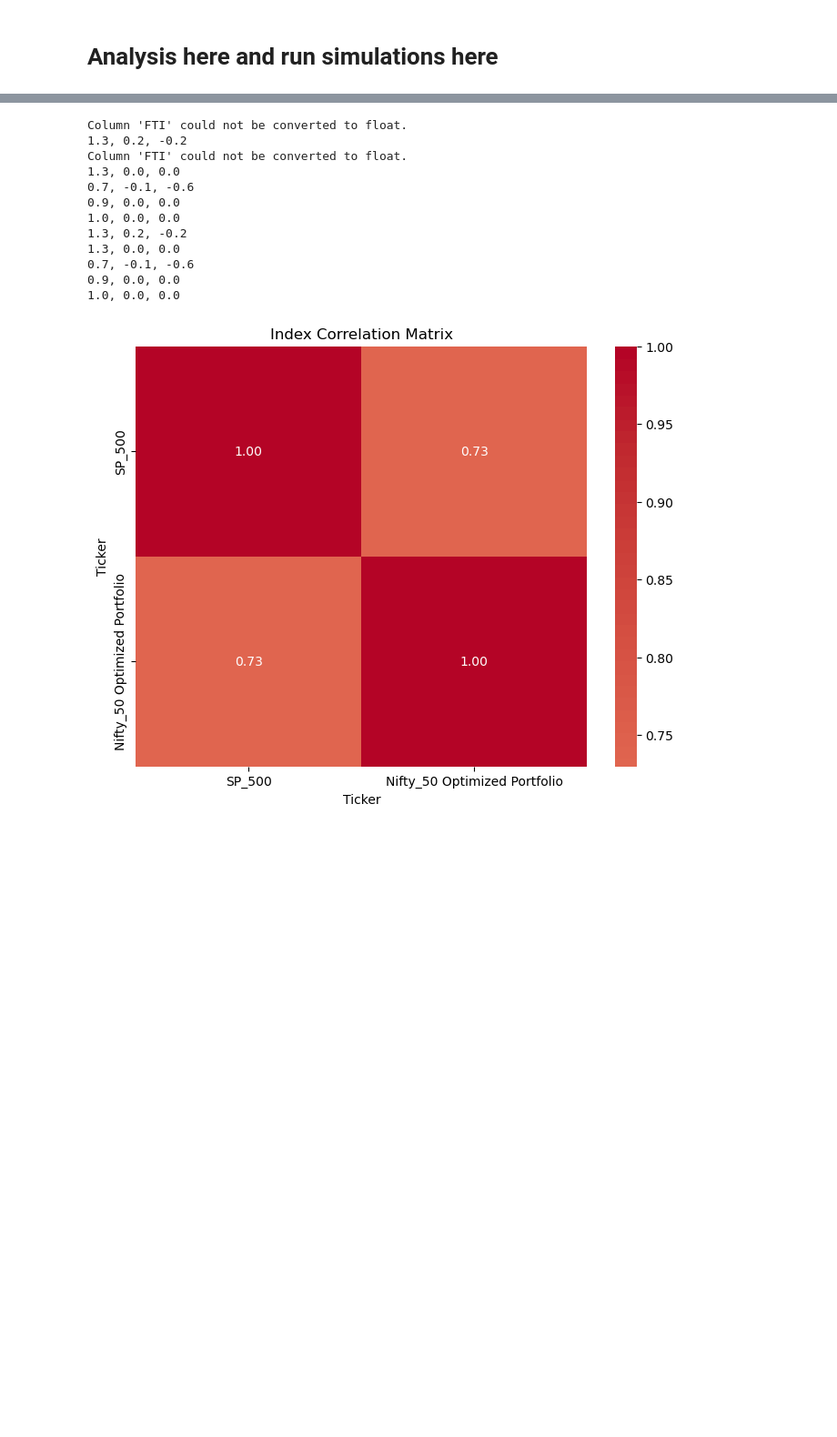
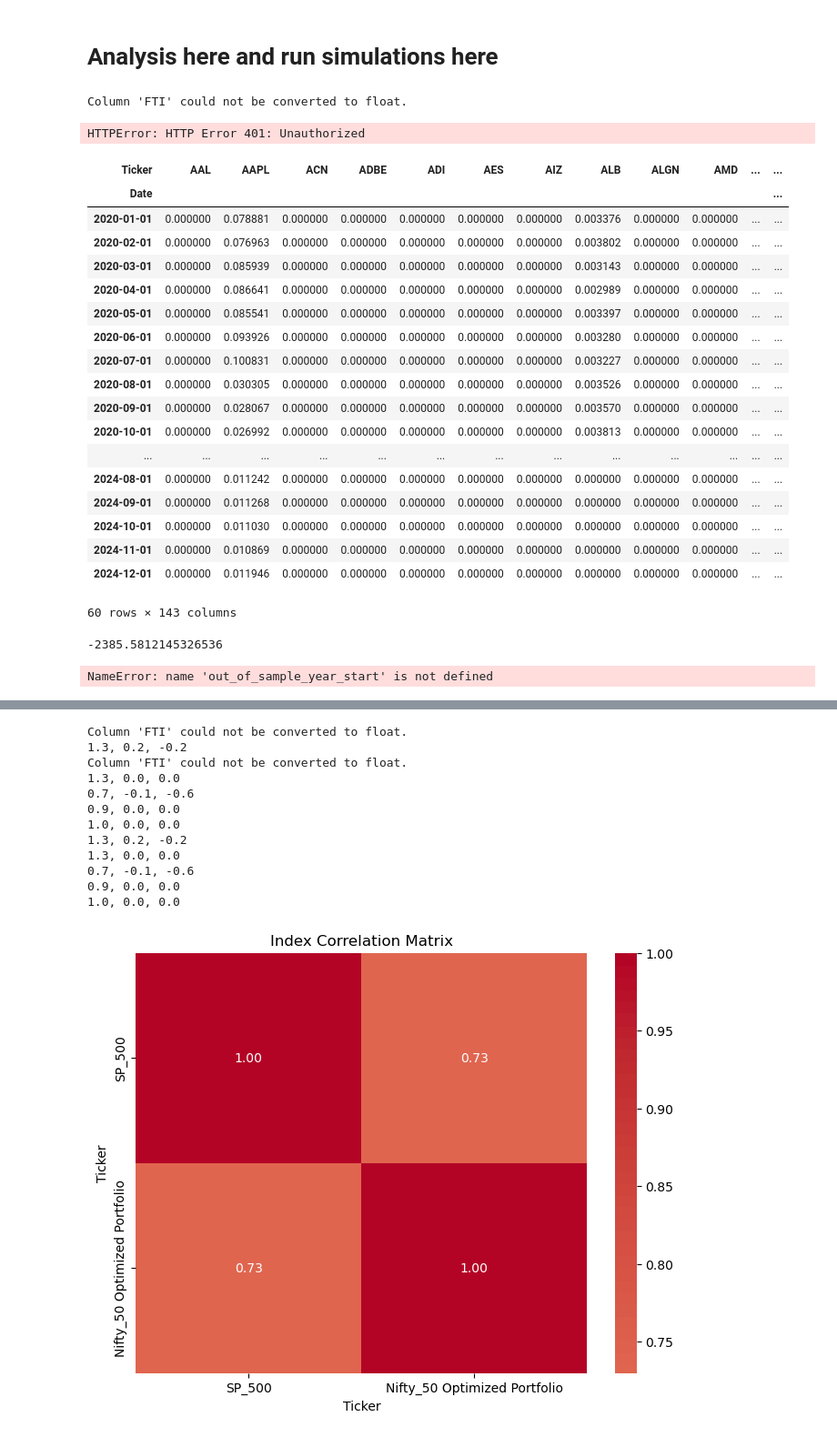
Before and after one commit to vincentbatten27/Multi-Factor_Investing, a Jupyter notebook: Multi_Factor_Fall_25/Run simulator.ipynb, the cells around one changed output, grey strips where cells are left out. Shown at 91% size. Saved outputs shown, nothing was run; the diff lists cells and outputs as text; code cells hidden in the pictures; blank space fills up the shorter version.

```diff
--- a/Multi_Factor_Fall_25/Run simulator.ipynb
+++ b/Multi_Factor_Fall_25/Run simulator.ipynb
@@ -2221,2 +2205,14 @@ Cumulative S&P 500 return during shutdown: 2.08%
 # %% [markdown]
 # Analysis here and run simulations here
+# %%
+# y = yearly rebalancing
+# m = monthly rebalancing
+# dry = dynamic rebalancing yearly
+# drm = dynamic rebalancing monthly
+
+oos1_list,oos1_list_yearly,oos1_average=monte_carlo_simulation(1,1, 0, 0 ,'rebalance',3,5, 'drm')
+avg_drm = final_visual()
+analyze_portfolios(avg_drm,12)
+# %% [output]
+Column 'FTI' could not be converted to float.
+HTTPError: HTTP Error 401: Unauthorized
@@ -2222,0 +2221,22 @@ Cumulative S&P 500 return during shutdown: 2.08%
+# %%
+rebalance_optimal_weights_appended
+# %% [output]
+| Ticker | AAL | AAPL | ACN | ADBE | ADI | AES | AIZ | ALB | ALGN | AMD | ... | ... |
+| Date |  |  |  |  |  |  |  |  |  |  |  | ... |
+| 2020-01-01 | 0.000000 | 0.078881 | 0.000000 | 0.000000 | 0.000000 | 0.000000 | 0.000000 | 0.003376 | 0.000000 | 0.000000 | ... | ... |
+| 2020-02-01 | 0.000000 | 0.076963 | 0.000000 | 0.000000 | 0.000000 | 0.000000 | 0.000000 | 0.003802 | 0.000000 | 0.000000 | ... | ... |
+| 2020-03-01 | 0.000000 | 0.085939 | 0.000000 | 0.000000 | 0.000000 | 0.000000 | 0.000000 | 0.003143 | 0.000000 | 0.000000 | ... | ... |
+| 2020-04-01 | 0.000000 | 0.086641 | 0.000000 | 0.000000 | 0.000000 | 0.000000 | 0.000000 | 0.002989 | 0.000000 | 0.000000 | ... | ... |
+| 2020-05-01 | 0.000000 | 0.085541 | 0.000000 | 0.000000 | 0.000000 | 0.000000 | 0.000000 | 0.003397 | 0.000000 | 0.000000 | ... | ... |
+| 2020-06-01 | 0.000000 | 0.093926 | 0.000000 | 0.000000 | 0.000000 | 0.000000 | 0.000000 | 0.003280 | 0.000000 | 0.000000 | ... | ... |
+| 2020-07-01 | 0.000000 | 0.100831 | 0.000000 | 0.000000 | 0.000000 | 0.000000 | 0.000000 | 0.003227 | 0.000000 | 0.000000 | ... | ... |
+| 2020-08-01 | 0.000000 | 0.030305 | 0.000000 | 0.000000 | 0.000000 | 0.000000 | 0.000000 | 0.003526 | 0.000000 | 0.000000 | ... | ... |
+| 2020-09-01 | 0.000000 | 0.028067 | 0.000000 | 0.000000 | 0.000000 | 0.000000 | 0.000000 | 0.003570 | 0.000000 | 0.000000 | ... | ... |
+| 2020-10-01 | 0.000000 | 0.026992 | 0.000000 | 0.000000 | 0.000000 | 0.000000 | 0.000000 | 0.003813 | 0.000000 | 0.000000 | ... | ... |
+| ... | ... | ... | ... | ... | ... | ... | ... | ... | ... | ... | ... | ... |
+| 2024-08-01 | 0.000000 | 0.011242 | 0.000000 | 0.000000 | 0.000000 | 0.000000 | 0.000000 | 0.000000 | 0.000000 | 0.000000 | ... | ... |
+| 2024-09-01 | 0.000000 | 0.011268 | 0.000000 | 0.000000 | 0.000000 | 0.000000 | 0.000000 | 0.000000 | 0.000000 | 0.000000 | ... | ... |
+| 2024-10-01 | 0.000000 | 0.011030 | 0.000000 | 0.000000 | 0.000000 | 0.000000 | 0.000000 | 0.000000 | 0.000000 | 0.000000 | ... | ... |
+| 2024-11-01 | 0.000000 | 0.010869 | 0.000000 | 0.000000 | 0.000000 | 0.000000 | 0.000000 | 0.000000 | 0.000000 | 0.000000 | ... | ... |
+| 2024-12-01 | 0.000000 | 0.011946 | 0.000000 | 0.000000 | 0.000000 | 0.000000 | 0.000000 | 0.000000 | 0.000000 | 0.000000 | ... | ... |
+60 rows × 143 columns
@@ -2222,0 +2275,28 @@ Cumulative S&P 500 return during shutdown: 2.08%
+# %%
+tax_adjsutment(avg_dry,'m')
+# %% [output]
+-2385.5812145326536
+# %%
+df = pd.read_csv('yrebal_explored_sortino_o1_2022.csv')
+df = df.drop(columns = ['std', 'return'])
+sortino_combos = []
+global os_start
+global os_end
+global oos1_new_performances
+oos1_new_performances={}
+global init
+os_start=out_of_sample_year_start[3]
+os_end=out_of_sample_year_end[3]
+n_year_before=in_of_sample_year_start[3]
+n_year_after=in_of_sample_year_end[3]
+
+for idx, row in df.iterrows():
+    betaA,betaB,betaC = row["c1"], row["c2"], row["c3"]
+    simulator(betaA,betaB,betaC,n_year_before,n_year_after,1000000,500)
+    perf = out_of_sampless(os_start,os_end)
+    stats = performance_metrics(perf,12)
+    sortino_combos.append(stats.iloc[-1][-1])
+sortino_combos1 = sortino_combos
+stats
+# %% [output]
+NameError: name 'out_of_sample_year_start' is not defined
```
Also changed, not shown: parts of 26 cells of this notebook, 6 other files.
